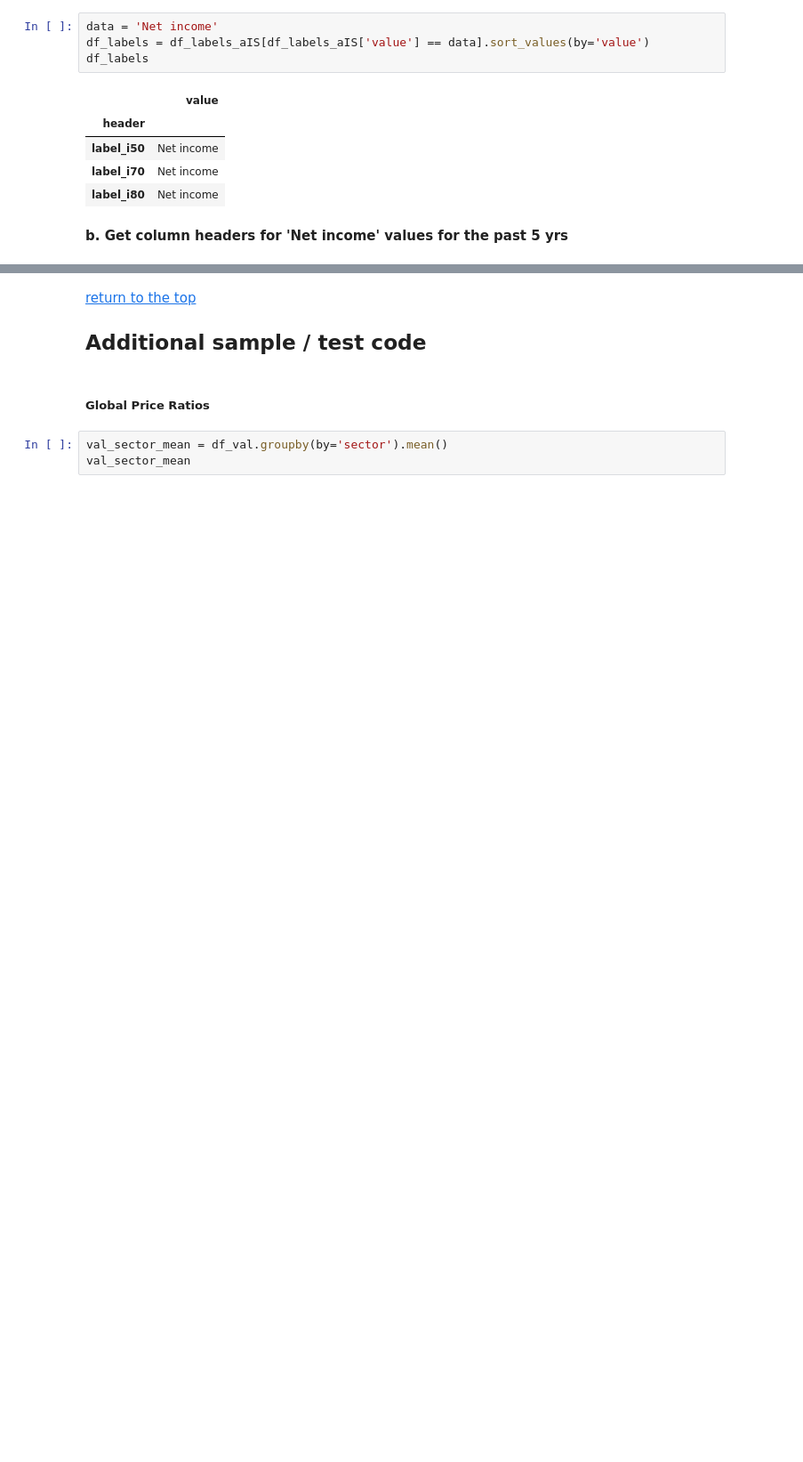
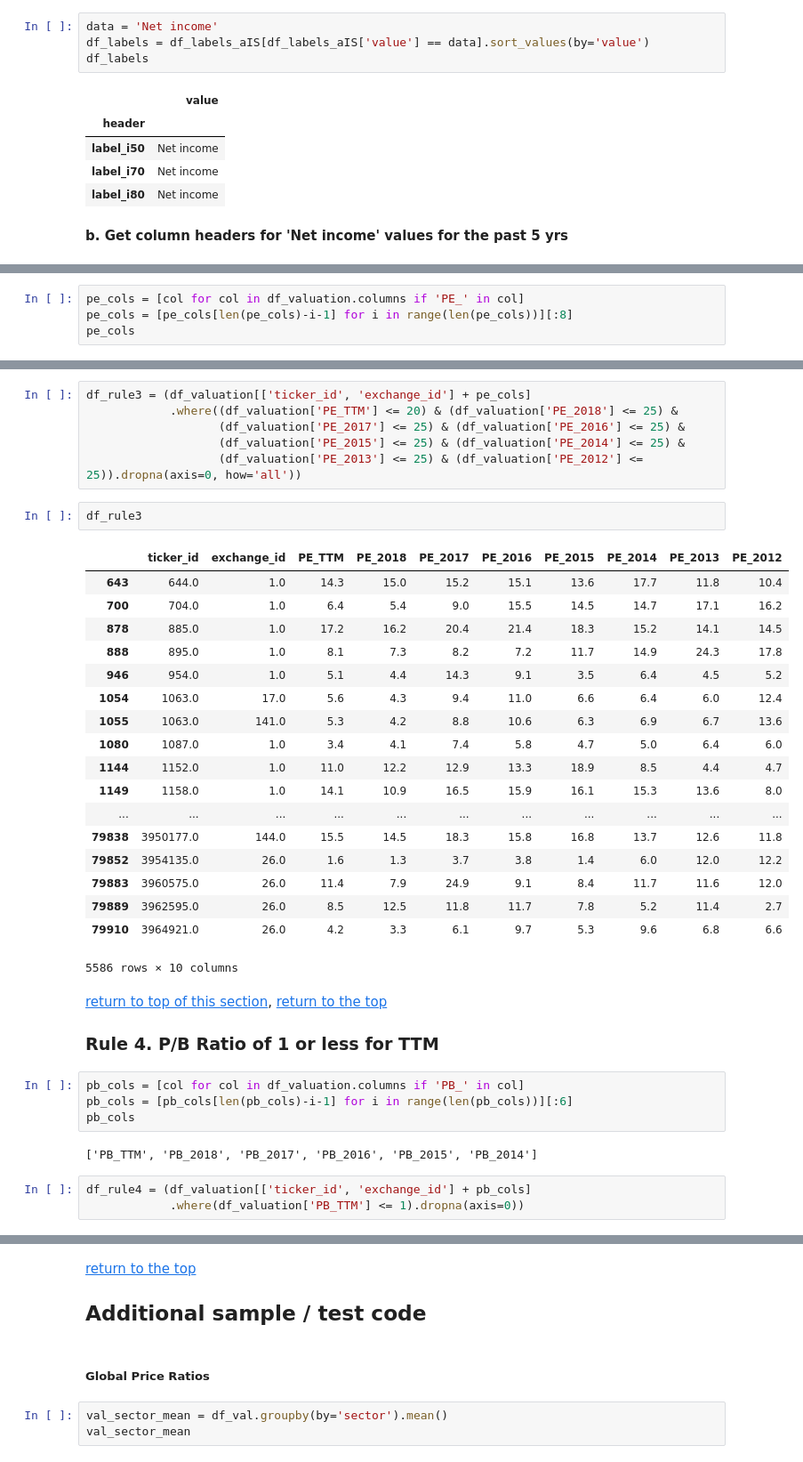
Before and after one commit to caiobran/mstables, a Jupyter notebook: data_overview.ipynb, the cells around one changed output, grey strips where cells are left out. Shown at 89% size. Drawn from its saved outputs; the diff is of its cells as text; blank space fills up the shorter version.

```diff
--- a/data_overview.ipynb
+++ b/data_overview.ipynb
@@ -1236,0 +1288,4 @@ df_netincome_5yr.apply(get_netin, axis=1).drop(cols, axis=1)
+# %%
+pe_cols = [col for col in df_valuation.columns if 'PE_' in col]
+pe_cols = [pe_cols[len(pe_cols)-i-1] for i in range(len(pe_cols))][:8]
+pe_cols
@@ -1236,0 +1301,41 @@ df_netincome_5yr.apply(get_netin, axis=1).drop(cols, axis=1)
+# %%
+df_rule3 = (df_valuation[['ticker_id', 'exchange_id'] + pe_cols]
+            .where((df_valuation['PE_TTM'] <= 20) & (df_valuation['PE_2018'] <= 25) &
+                   (df_valuation['PE_2017'] <= 25) & (df_valuation['PE_2016'] <= 25) &
+                   (df_valuation['PE_2015'] <= 25) & (df_valuation['PE_2014'] <= 25) &
+                   (df_valuation['PE_2013'] <= 25) & (df_valuation['PE_2012'] <= 25)).dropna(axis=0, how='all'))
+# %%
+df_rule3
+# %% [output]
+|  | ticker_id | exchange_id | PE_TTM | PE_2018 | PE_2017 | PE_2016 | PE_2015 | PE_2014 | PE_2013 | PE_2012 |
+| 643 | 644.0 | 1.0 | 14.3 | 15.0 | 15.2 | 15.1 | 13.6 | 17.7 | 11.8 | 10.4 |
+| 700 | 704.0 | 1.0 | 6.4 | 5.4 | 9.0 | 15.5 | 14.5 | 14.7 | 17.1 | 16.2 |
+| 878 | 885.0 | 1.0 | 17.2 | 16.2 | 20.4 | 21.4 | 18.3 | 15.2 | 14.1 | 14.5 |
+| 888 | 895.0 | 1.0 | 8.1 | 7.3 | 8.2 | 7.2 | 11.7 | 14.9 | 24.3 | 17.8 |
+| 946 | 954.0 | 1.0 | 5.1 | 4.4 | 14.3 | 9.1 | 3.5 | 6.4 | 4.5 | 5.2 |
+| 1054 | 1063.0 | 17.0 | 5.6 | 4.3 | 9.4 | 11.0 | 6.6 | 6.4 | 6.0 | 12.4 |
+| 1055 | 1063.0 | 141.0 | 5.3 | 4.2 | 8.8 | 10.6 | 6.3 | 6.9 | 6.7 | 13.6 |
+| 1080 | 1087.0 | 1.0 | 3.4 | 4.1 | 7.4 | 5.8 | 4.7 | 5.0 | 6.4 | 6.0 |
+| 1144 | 1152.0 | 1.0 | 11.0 | 12.2 | 12.9 | 13.3 | 18.9 | 8.5 | 4.4 | 4.7 |
+| 1149 | 1158.0 | 1.0 | 14.1 | 10.9 | 16.5 | 15.9 | 16.1 | 15.3 | 13.6 | 8.0 |
+| ... | ... | ... | ... | ... | ... | ... | ... | ... | ... | ... |
+| 79838 | 3950177.0 | 144.0 | 15.5 | 14.5 | 18.3 | 15.8 | 16.8 | 13.7 | 12.6 | 11.8 |
+| 79852 | 3954135.0 | 26.0 | 1.6 | 1.3 | 3.7 | 3.8 | 1.4 | 6.0 | 12.0 | 12.2 |
+| 79883 | 3960575.0 | 26.0 | 11.4 | 7.9 | 24.9 | 9.1 | 8.4 | 11.7 | 11.6 | 12.0 |
+| 79889 | 3962595.0 | 26.0 | 8.5 | 12.5 | 11.8 | 11.7 | 7.8 | 5.2 | 11.4 | 2.7 |
+| 79910 | 3964921.0 | 26.0 | 4.2 | 3.3 | 6.1 | 9.7 | 5.3 | 9.6 | 6.8 | 6.6 |
+5586 rows × 10 columns
+# %% [markdown]
+[return to top of this section](#value),
+[return to the top](#top)
+<a id="rule4"></a>
+### Rule 4. P/B Ratio of 1 or less for TTM
+# %%
+pb_cols = [col for col in df_valuation.columns if 'PB_' in col]
+pb_cols = [pb_cols[len(pb_cols)-i-1] for i in range(len(pb_cols))][:6]
+pb_cols
+# %% [output]
+['PB_TTM', 'PB_2018', 'PB_2017', 'PB_2016', 'PB_2015', 'PB_2014']
+# %%
+df_rule4 = (df_valuation[['ticker_id', 'exchange_id'] + pb_cols]
+            .where(df_valuation['PB_TTM'] <= 1).dropna(axis=0))
```
Also changed, not shown: parts of 42 cells of this notebook, 2 other files.
